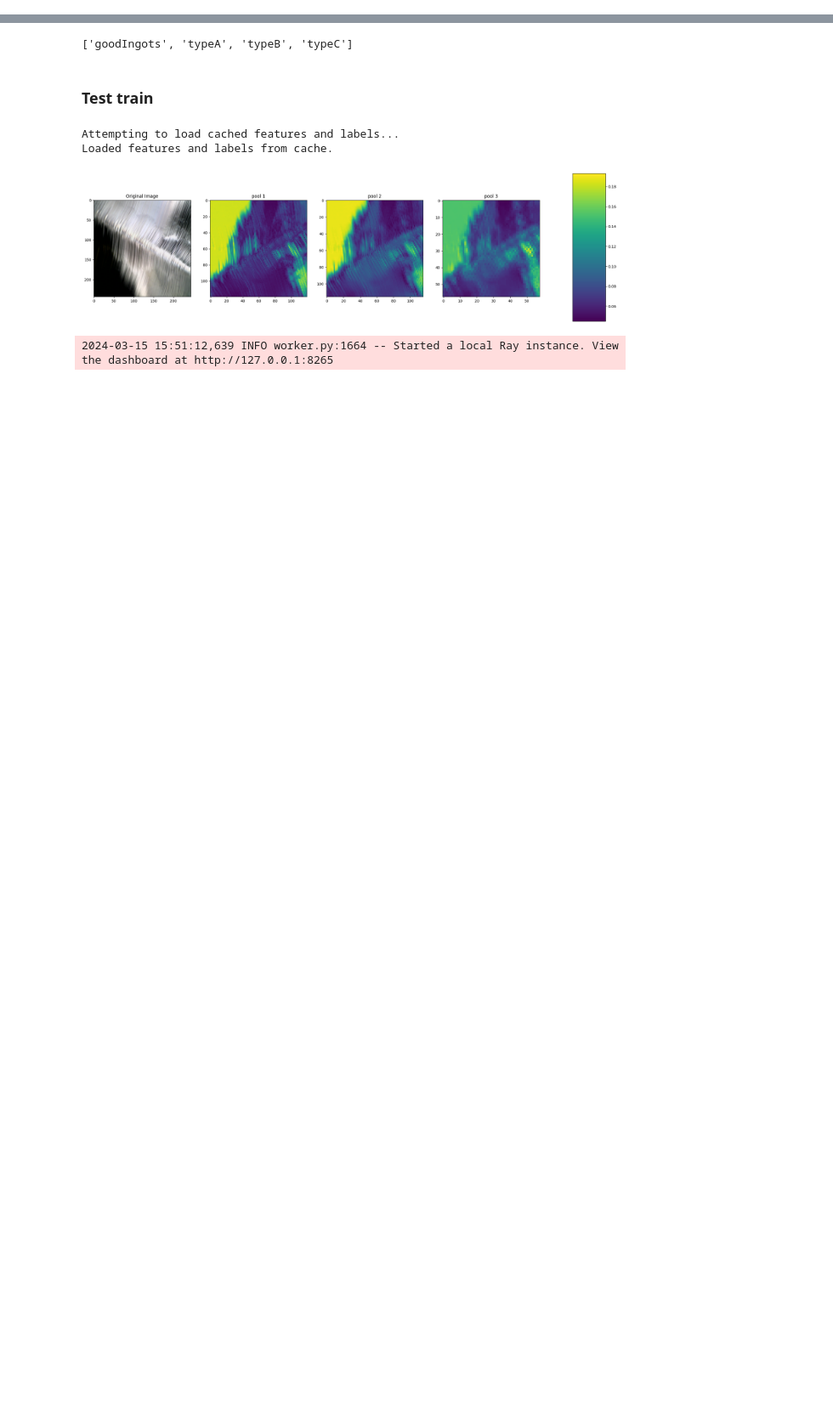
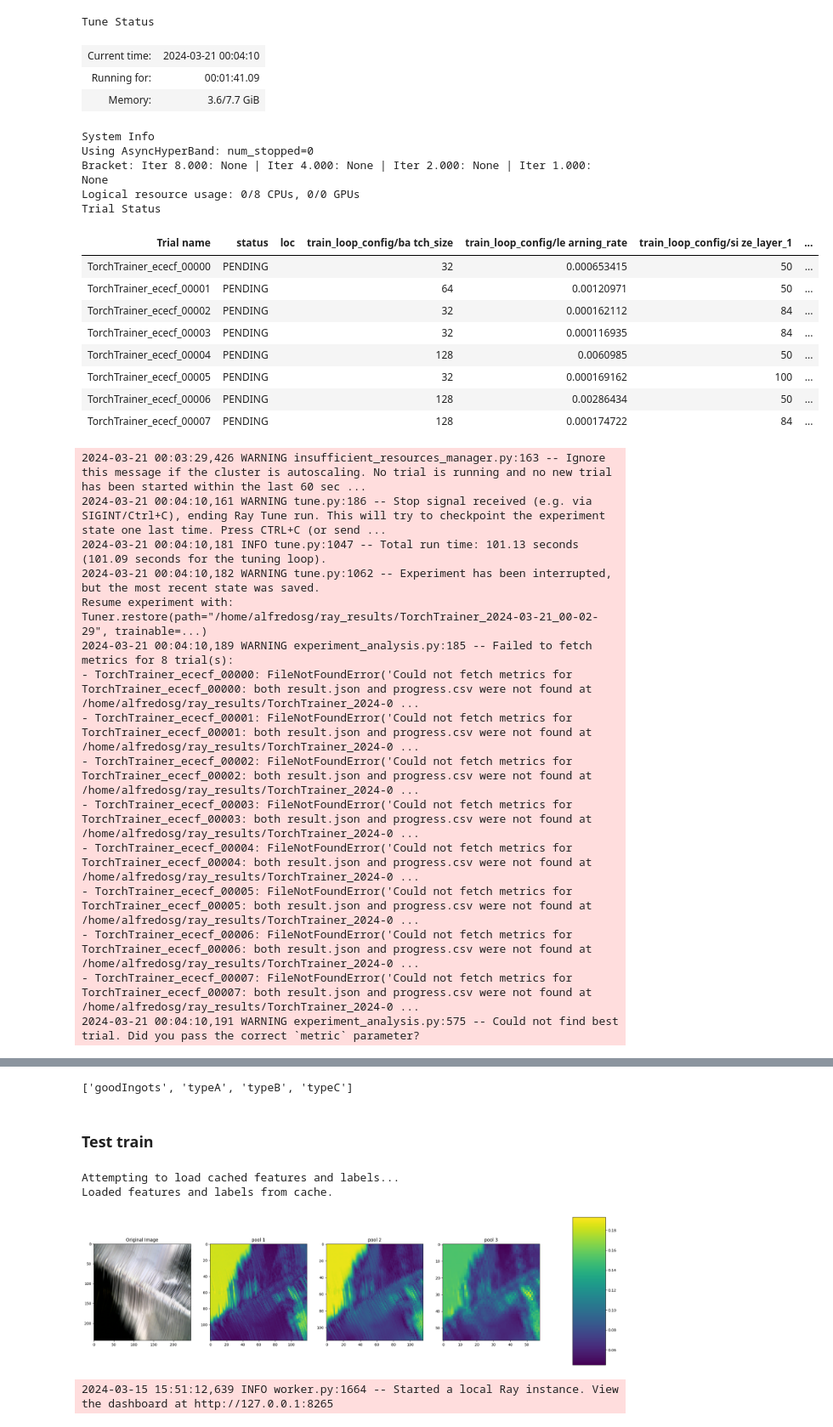
Before and after one commit to alfredoisg/structure-loss-classification, a Jupyter notebook: testing.ipynb, the cells around one changed output, grey strips where cells are left out. Shown at 85% size. Drawn from its saved outputs; the diff is of its cells as text; code cells hidden in the pictures; blank space fills up the shorter version.

```diff
--- a/testing.ipynb
+++ b/testing.ipynb
@@ -59,3 +61,7 @@ aux_data = CustomDatasetWrapper(
     classification_mode=classification_mode,
     transform=toTensorAndNormalize,
 )
+# %%
+datamodule = CustomImageDataModule(dataset=aux_data)
+# %%
+model_class = LitLeNet5
@@ -62,3 +81,23 @@ aux_data = CustomDatasetWrapper(
+# %%
+search_space = {
+   'model_params': {"num_classes": num_classes,
+                    "size_layer_1": tune.choice([100, 84, 50]),
+                    "size_layer_2": tune.choice([30, 20, 10]),
+                    "learning_rate": tune.loguniform(1e-4, 1e-2)},
+
+    "batch_size": tune.choice([32, 64, 128]),
+}
+
+default_config = {
+    'num_classes': num_classes,
+    'learning_rate': 0.001
+}
 # %%
 # Try to load cached targets first
 targets = load_targets(aux_data)
+# %%
+my_tuner = HyperParameterTuner(model_class = model_class,
+                                   datamodule = datamodule,
+                                   search_space = search_space,
+                                   num_samples = 8,
+                                   num_epochs = 10)
@@ -64,0 +112,36 @@ targets = load_targets(aux_data)
+# %%
+params = my_tuner.hypertune()
+# %% [output]
+Tune Status
+| Current time: | 2024-03-21 00:04:10 |
+| Running for: | 00:01:41.09 |
+| Memory: | 3.6/7.7 GiB |
+System Info
+Using AsyncHyperBand: num_stopped=0
+Bracket: Iter 8.000: None | Iter 4.000: None | Iter 2.000: None | Iter 1.000: None
+Logical resource usage: 0/8 CPUs, 0/0 GPUs
+Trial Status
+| Trial name | status | loc | train_loop_config/ba tch_size | train_loop_config/le arning_rate | train_loop_config/si ze_layer_1 | ... |
+| TorchTrainer_ececf_00000 | PENDING |  | 32 | 0.000653415 | 50 | ... |
+| TorchTrainer_ececf_00001 | PENDING |  | 64 | 0.00120971 | 50 | ... |
+| TorchTrainer_ececf_00002 | PENDING |  | 32 | 0.000162112 | 84 | ... |
+| TorchTrainer_ececf_00003 | PENDING |  | 32 | 0.000116935 | 84 | ... |
+| TorchTrainer_ececf_00004 | PENDING |  | 128 | 0.0060985 | 50 | ... |
+| TorchTrainer_ececf_00005 | PENDING |  | 32 | 0.000169162 | 100 | ... |
+| TorchTrainer_ececf_00006 | PENDING |  | 128 | 0.00286434 | 50 | ... |
+| TorchTrainer_ececf_00007 | PENDING |  | 128 | 0.000174722 | 84 | ... |
+2024-03-21 00:03:29,426 WARNING insufficient_resources_manager.py:163 -- Ignore this message if the cluster is autoscaling. No trial is running and no new trial has been started within the last 60 sec ...
+2024-03-21 00:04:10,161 WARNING tune.py:186 -- Stop signal received (e.g. via SIGINT/Ctrl+C), ending Ray Tune run. This will try to checkpoint the experiment state one last time. Press CTRL+C (or send ...
+2024-03-21 00:04:10,181 INFO tune.py:1047 -- Total run time: 101.13 seconds (101.09 seconds for the tuning loop).
+2024-03-21 00:04:10,182 WARNING tune.py:1062 -- Experiment has been interrupted, but the most recent state was saved.
+Resume experiment with: Tuner.restore(path="/home/alfredosg/ray_results/TorchTrainer_2024-03-21_00-02-29", trainable=...)
+2024-03-21 00:04:10,189 WARNING experiment_analysis.py:185 -- Failed to fetch metrics for 8 trial(s):
+- TorchTrainer_ececf_00000: FileNotFoundError('Could not fetch metrics for TorchTrainer_ececf_00000: both result.json and progress.csv were not found at /home/alfredosg/ray_results/TorchTrainer_2024-0 ...
+- TorchTrainer_ececf_00001: FileNotFoundError('Could not fetch metrics for TorchTrainer_ececf_00001: both result.json and progress.csv were not found at /home/alfredosg/ray_results/TorchTrainer_2024-0 ...
+- TorchTrainer_ececf_00002: FileNotFoundError('Could not fetch metrics for TorchTrainer_ececf_00002: both result.json and progress.csv were not found at /home/alfredosg/ray_results/TorchTrainer_2024-0 ...
+- TorchTrainer_ececf_00003: FileNotFoundError('Could not fetch metrics for TorchTrainer_ececf_00003: both result.json and progress.csv were not found at /home/alfredosg/ray_results/TorchTrainer_2024-0 ...
+- TorchTrainer_ececf_00004: FileNotFoundError('Could not fetch metrics for TorchTrainer_ececf_00004: both result.json and progress.csv were not found at /home/alfredosg/ray_results/TorchTrainer_2024-0 ...
+- TorchTrainer_ececf_00005: FileNotFoundError('Could not fetch metrics for TorchTrainer_ececf_00005: both result.json and progress.csv were not found at /home/alfredosg/ray_results/TorchTrainer_2024-0 ...
+- TorchTrainer_ececf_00006: FileNotFoundError('Could not fetch metrics for TorchTrainer_ececf_00006: both result.json and progress.csv were not found at /home/alfredosg/ray_results/TorchTrainer_2024-0 ...
+- TorchTrainer_ececf_00007: FileNotFoundError('Could not fetch metrics for TorchTrainer_ececf_00007: both result.json and progress.csv were not found at /home/alfredosg/ray_results/TorchTrainer_2024-0 ...
+2024-03-21 00:04:10,191 WARNING experiment_analysis.py:575 -- Could not find best trial. Did you pass the correct `metric` parameter?
```
Also changed, not shown: parts of 8 cells of this notebook, 2 other files.
